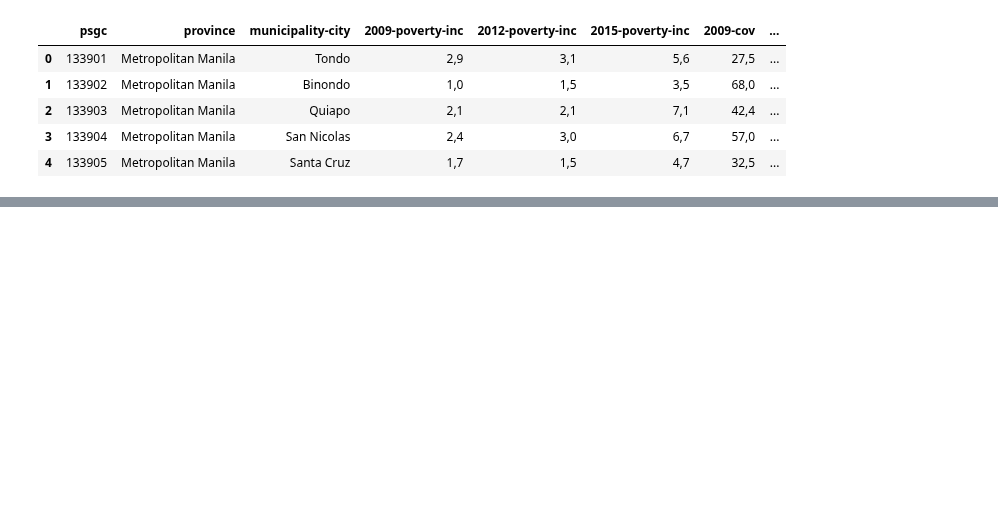
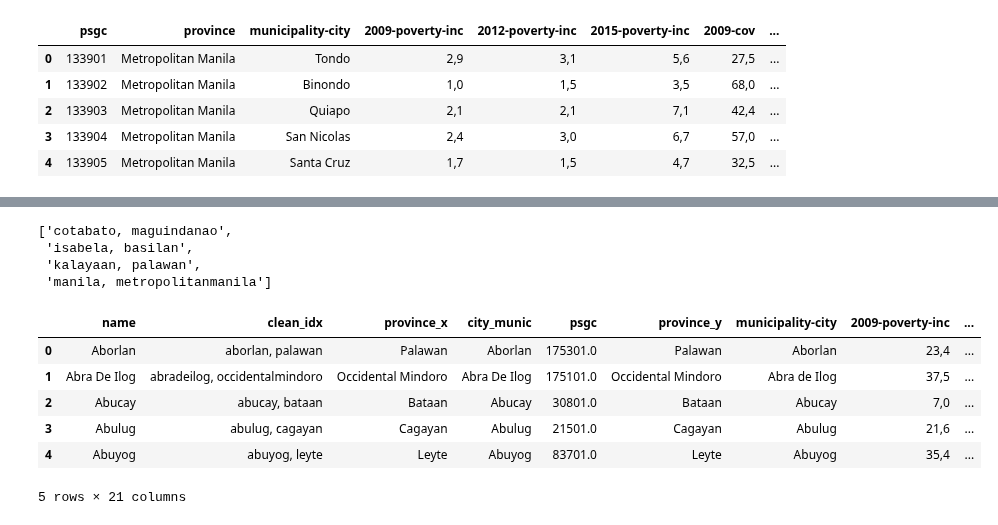
Before and after one commit to OmdenaAI/philippines-chapter-urban-vunerability, a Jupyter notebook: src/tasks/task-1-data-collection/6-poverty-estimates-preprocessing.ipynb, the cells around one changed output, grey strips where cells are left out. Drawn from its saved outputs; the diff is of its cells as text; code cells hidden in the pictures; blank space fills up the shorter version.

```diff
--- a/src/tasks/task-1-data-collection/6-poverty-estimates-preprocessing.ipynb
+++ b/src/tasks/task-1-data-collection/6-poverty-estimates-preprocessing.ipynb
@@ -28 +121,9 @@ df.head()
+# %%
+df["clean_province"] = (
+    df["province"].apply(data_cleaner).apply(correct_province)
+)
+
+df["clean_city"] = df["municipality-city"].apply(
+    data_cleaner
+)
 # %%
@@ -60,0 +138,8 @@ Name: psgc, Length: 1634, dtype: int64
+# %%
+df["clean_idx"] = (
+    df["clean_city"].astype(str)
+    + ", "
+    + df["clean_province"].astype(str)
+)
+# %%
+df["clean_idx"] = correct_index(df["clean_idx"])
@@ -60,0 +181,20 @@ Name: psgc, Length: 1634, dtype: int64
+# %%
+not_in_df = [name for name in ref_idx if name not in df_idx]
+not_in_df
+# %% [output]
+['cotabato, maguindanao',
+ 'isabela, basilan',
+ 'kalayaan, palawan',
+ 'manila, metropolitanmanila']
+# %%
+df = ref_df.merge(df, how="left", on="clean_idx")
+# %%
+df.head()
+# %% [output]
+|  | name | clean_idx | province_x | city_munic | psgc | province_y | municipality-city | 2009-poverty-inc | ... |
+| 0 | Aborlan | aborlan, palawan | Palawan | Aborlan | 175301.0 | Palawan | Aborlan | 23,4 | ... |
+| 1 | Abra De Ilog | abradeilog, occidentalmindoro | Occidental Mindoro | Abra De Ilog | 175101.0 | Occidental Mindoro | Abra de Ilog | 37,5 | ... |
+| 2 | Abucay | abucay, bataan | Bataan | Abucay | 30801.0 | Bataan | Abucay | 7,0 | ... |
+| 3 | Abulug | abulug, cagayan | Cagayan | Abulug | 21501.0 | Cagayan | Abulug | 21,6 | ... |
+| 4 | Abuyog | abuyog, leyte | Leyte | Abuyog | 83701.0 | Leyte | Abuyog | 35,4 | ... |
+5 rows × 21 columns
```
Also changed, not shown: parts of 22 cells of this notebook, 3 other files.
